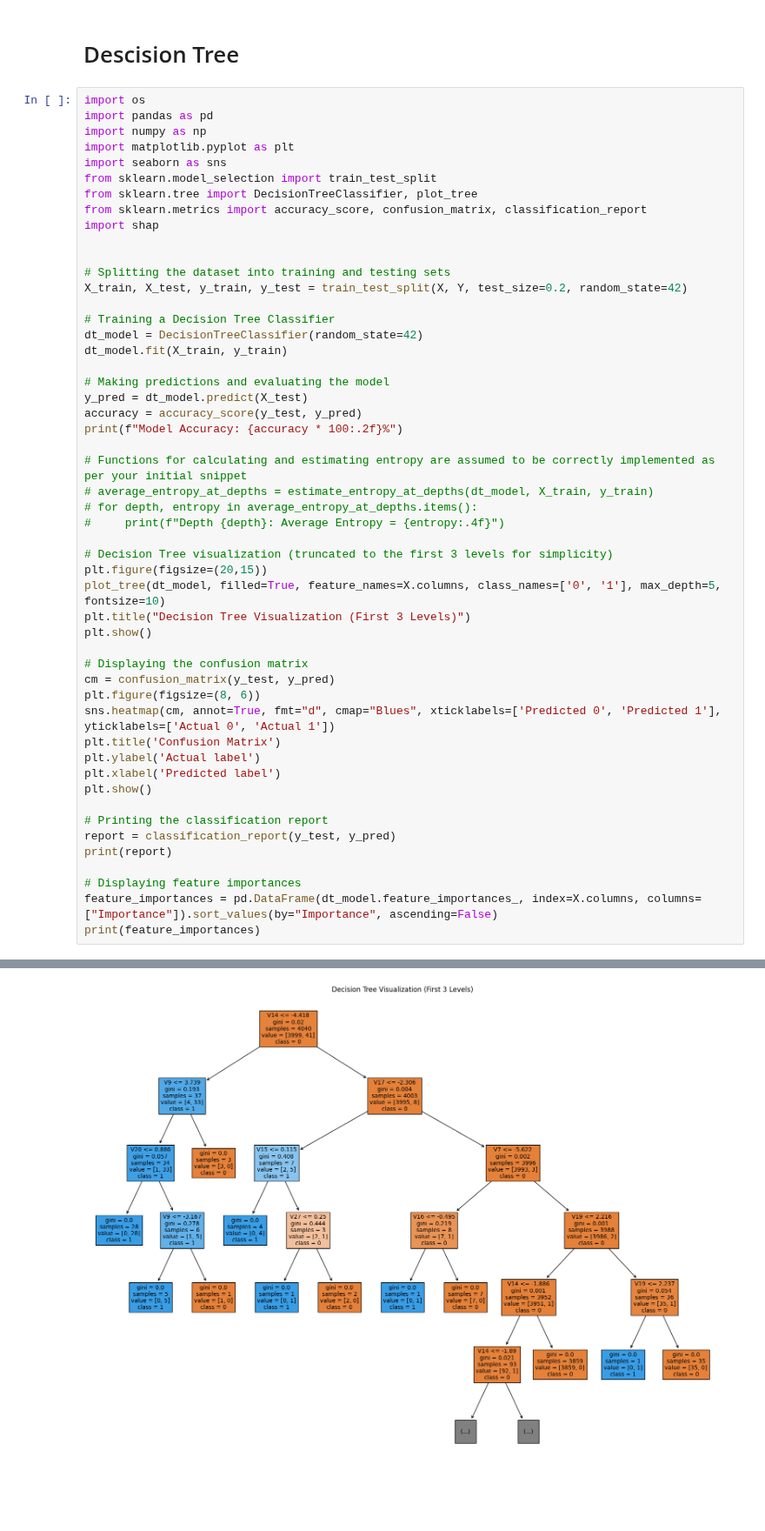
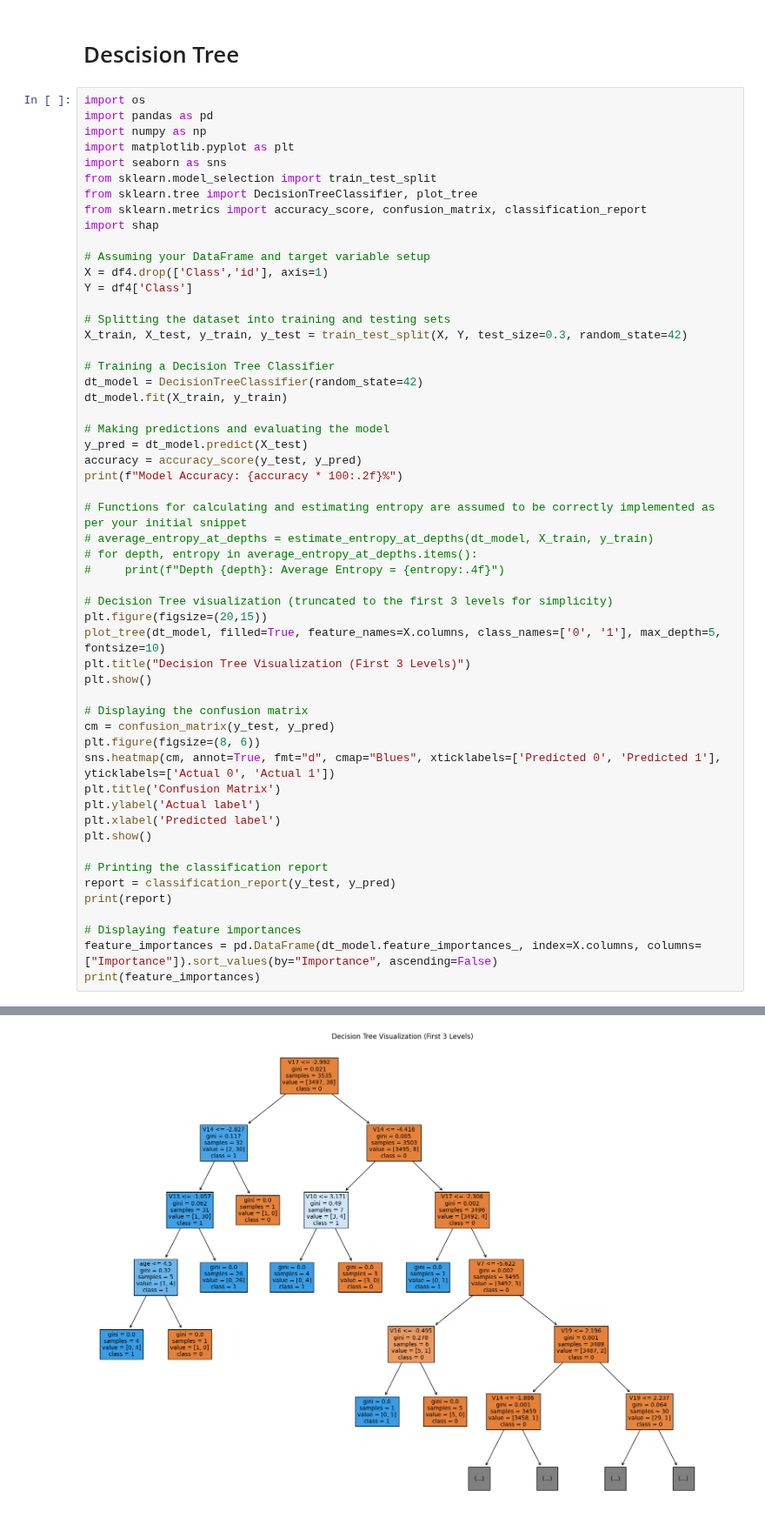
Before and after one commit to Dandata0101/mbs-fraud-detection, a Jupyter notebook: Classwork_day03.ipynb, the cells around one changed output, grey strips where cells are left out. Shown at 87% size. Drawn from its saved outputs; the diff is of its cells as text; blank space fills up the shorter version.

```diff
--- a/Classwork_day03.ipynb
+++ b/Classwork_day03.ipynb
@@ -123,9 +117,12 @@ from sklearn.tree import DecisionTreeClassifier, plot_tree
 from sklearn.metrics import accuracy_score, confusion_matrix, classification_report
 import shap
 
+# Assuming your DataFrame and target variable setup
+X = df4.drop(['Class','id'], axis=1)
+Y = df4['Class']
 
 # Splitting the dataset into training and testing sets
-X_train, X_test, y_train, y_test = train_test_split(X, Y, test_size=0.2, random_state=42)
+X_train, X_test, y_train, y_test = train_test_split(X, Y, test_size=0.3, random_state=42)
 
 # Training a Decision Tree Classifier
 dt_model = DecisionTreeClassifier(random_state=42)
@@ -138,31 +135,31 @@ print(f"Model Accuracy: {accuracy * 100:.2f}%")
 
 # Functions for calculating and estimating entropy are assumed to be correctly implemented as per your initial snippet
 # average_entropy_at_depths = estimate_entropy_at_depths(dt_model, X_train, y_train)
 # for depth, entropy in average_entropy_at_depths.items():
 #     print(f"Depth {depth}: Average Entropy = {entropy:.4f}")
 
 # Decision Tree visualization (truncated to the first 3 levels for simplicity)
 plt.figure(figsize=(20,15))
 plot_tree(dt_model, filled=True, feature_names=X.columns, class_names=['0', '1'], max_depth=5, fontsize=10)
 plt.title("Decision Tree Visualization (First 3 Levels)")
 plt.show()
 
 # Displaying the confusion matrix
 cm = confusion_matrix(y_test, y_pred)
 plt.figure(figsize=(8, 6))
 sns.heatmap(cm, annot=True, fmt="d", cmap="Blues", xticklabels=['Predicted 0', 'Predicted 1'], yticklabels=['Actual 0', 'Actual 1'])
 plt.title('Confusion Matrix')
 plt.ylabel('Actual label')
 plt.xlabel('Predicted label')
 plt.show()
 
 # Printing the classification report
 report = classification_report(y_test, y_pred)
 print(report)
 
 # Displaying feature importances
 feature_importances = pd.DataFrame(dt_model.feature_importances_, index=X.columns, columns=["Importance"]).sort_values(by="Importance", ascending=False)
 print(feature_importances)
 # %% [output]
 Model Accuracy: 99.80%
-[figure, old version]
+[figure, new version]
```
Also changed, not shown: parts of 5 cells of this notebook.
